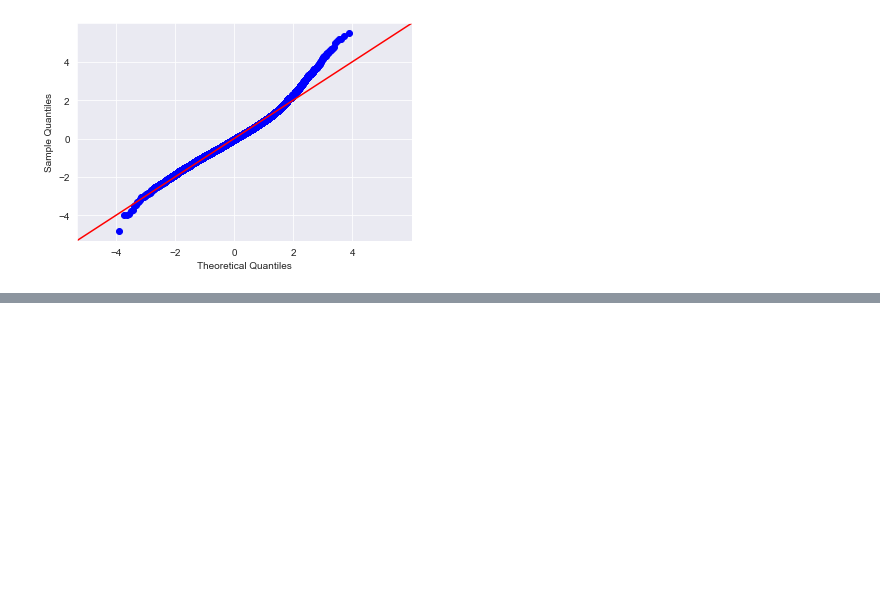
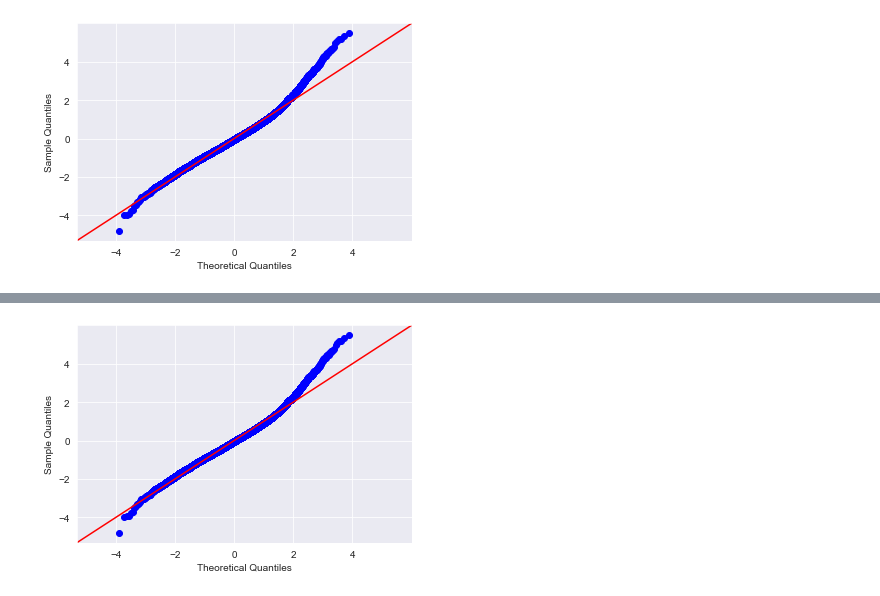
Before and after one commit to psuero1/house-sales-project, a Jupyter notebook: Notebooks/Iterative_Modeling.ipynb, the cells around one changed output, grey strips where cells are left out. Saved outputs shown, nothing was run; the diff lists cells and outputs as text; code cells hidden in the pictures; blank space fills up the shorter version.

```diff
--- a/Notebooks/Iterative_Modeling.ipynb
+++ b/Notebooks/Iterative_Modeling.ipynb
@@ -458,0 +387,17 @@ fig.show()
+# %%
+#removing high pvalues
+# br_3, br_8
+original_features_count = len(X.columns)
+stepwise_features = ['sqft_lot', 'sqft_above', 'sqft_basement',
+       'yr_built', 'yr_renovated', 'sqft_living15', 'sqft_lot15', 'br_2',
+    'br_4', 'br_5', 'br_6', 'br_7', 'bath_0.75', 'bath_1.0',
+       'bath_1.25', 'bath_1.5', 'bath_1.75', 'bath_2.0', 'bath_2.25',
+       'bath_2.5', 'bath_2.75', 'bath_3.0', 'bath_3.25', 'bath_3.5',
+       'bath_3.75', 'bath_4.0', 'bath_4.25', 'bath_4.5', 'bath_4.75',
+       'flr_1.5', 'flr_2.0', 'flr_2.5', 'flr_3.0', 'flr_3.5', 'con_2', 'con_3',
+       'con_4', 'con_5', 'gd_4', 'gd_5', 'gd_7', 'gd_8', 'gd_9',
+       'gd_10', 'gd_11', 'gd_12', 'wf_1.0']
+stepwise_features_count = len(stepwise_features)
+print("Original # of Feature Variables: ", original_features_count)
+print("Selected # of Feature Variables: ", stepwise_features_count)
+print("# of Feature Variables Removed: ", original_features_count - stepwise_features_count)
@@ -458,0 +468,5 @@ fig.show()
+# %%
+import statsmodels.api as sm
+XX = sm.add_constant(X_new)
+model = sm.OLS(y, XX).fit()
+model.summary()
@@ -458,0 +508,6 @@ fig.show()
+# %%
+residuals = model.resid
+fig = sm.graphics.qqplot(residuals, dist=stats.norm, line='45', fit=True)
+fig.show()
+# %% [output]
+[figure, added]
```
Also changed, not shown: parts of 17 cells of this notebook, 4 other files.
